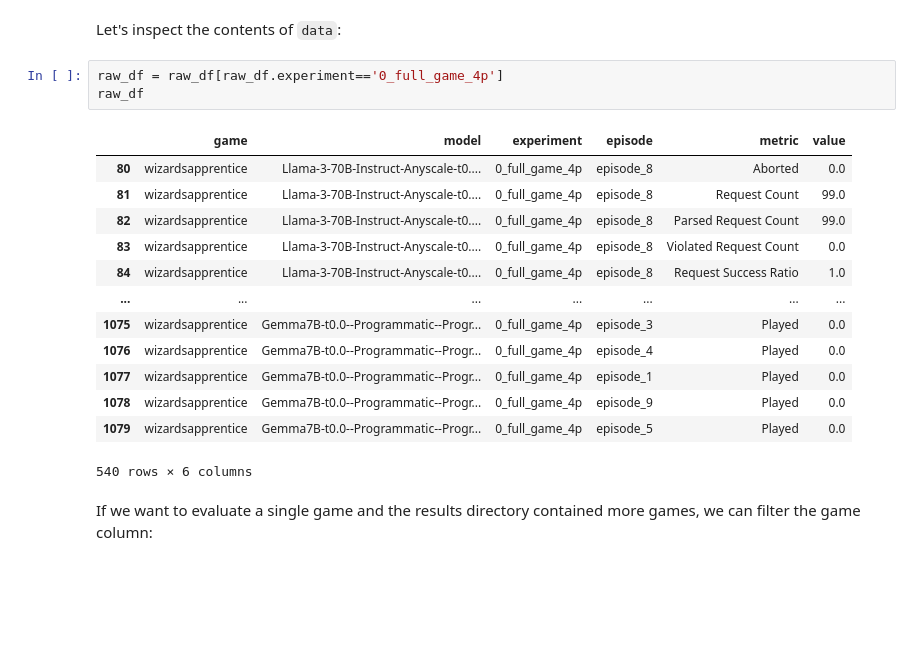
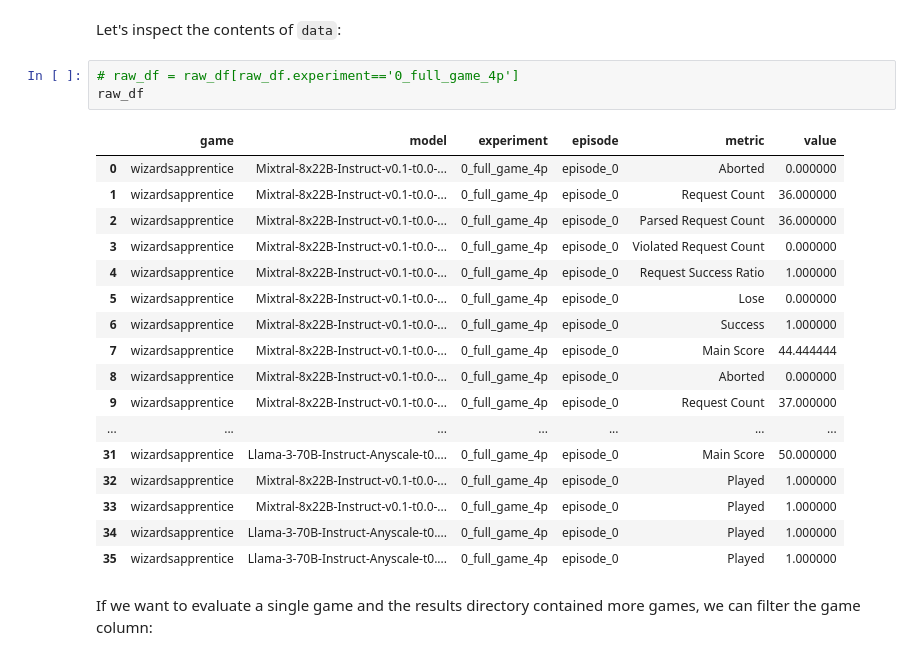
Before and after one commit to redspottedbittern/clembench, a Jupyter notebook: docs/howto_evaluate.ipynb, the cells around one changed output. Saved outputs shown, nothing was run; the diff lists cells and outputs as text; blank space fills up the shorter version.

````diff
--- a/docs/howto_evaluate.ipynb
+++ b/docs/howto_evaluate.ipynb
@@ -29,22 +29,26 @@ raw_df = pd.read_csv(RAW_PATH, index_col=0)
 # %% [markdown]
 Let's inspect the contents of ```data```:
 # %%
-raw_df = raw_df[raw_df.experiment=='0_full_game_4p']
+# raw_df = raw_df[raw_df.experiment=='0_full_game_4p']
 raw_df
 # %% [output]
 |  | game | model | experiment | episode | metric | value |
-| 80 | wizardsapprentice | Llama-3-70B-Instruct-Anyscale-t0.... | 0_full_game_4p | episode_8 | Aborted | 0.0 |
-| 81 | wizardsapprentice | Llama-3-70B-Instruct-Anyscale-t0.... | 0_full_game_4p | episode_8 | Request Count | 99.0 |
-| 82 | wizardsapprentice | Llama-3-70B-Instruct-Anyscale-t0.... | 0_full_game_4p | episode_8 | Parsed Request Count | 99.0 |
-| 83 | wizardsapprentice | Llama-3-70B-Instruct-Anyscale-t0.... | 0_full_game_4p | episode_8 | Violated Request Count | 0.0 |
-| 84 | wizardsapprentice | Llama-3-70B-Instruct-Anyscale-t0.... | 0_full_game_4p | episode_8 | Request Success Ratio | 1.0 |
+| 0 | wizardsapprentice | Mixtral-8x22B-Instruct-v0.1-t0.0-... | 0_full_game_4p | episode_0 | Aborted | 0.000000 |
+| 1 | wizardsapprentice | Mixtral-8x22B-Instruct-v0.1-t0.0-... | 0_full_game_4p | episode_0 | Request Count | 36.000000 |
+| 2 | wizardsapprentice | Mixtral-8x22B-Instruct-v0.1-t0.0-... | 0_full_game_4p | episode_0 | Parsed Request Count | 36.000000 |
+| 3 | wizardsapprentice | Mixtral-8x22B-Instruct-v0.1-t0.0-... | 0_full_game_4p | episode_0 | Violated Request Count | 0.000000 |
+| 4 | wizardsapprentice | Mixtral-8x22B-Instruct-v0.1-t0.0-... | 0_full_game_4p | episode_0 | Request Success Ratio | 1.000000 |
+| 5 | wizardsapprentice | Mixtral-8x22B-Instruct-v0.1-t0.0-... | 0_full_game_4p | episode_0 | Lose | 0.000000 |
+| 6 | wizardsapprentice | Mixtral-8x22B-Instruct-v0.1-t0.0-... | 0_full_game_4p | episode_0 | Success | 1.000000 |
+| 7 | wizardsapprentice | Mixtral-8x22B-Instruct-v0.1-t0.0-... | 0_full_game_4p | episode_0 | Main Score | 44.444444 |
+| 8 | wizardsapprentice | Mixtral-8x22B-Instruct-v0.1-t0.0-... | 0_full_game_4p | episode_0 | Aborted | 0.000000 |
+| 9 | wizardsapprentice | Mixtral-8x22B-Instruct-v0.1-t0.0-... | 0_full_game_4p | episode_0 | Request Count | 37.000000 |
 | ... | ... | ... | ... | ... | ... | ... |
-| 1075 | wizardsapprentice | Gemma7B-t0.0--Programmatic--Progr... | 0_full_game_4p | episode_3 | Played | 0.0 |
-| 1076 | wizardsapprentice | Gemma7B-t0.0--Programmatic--Progr... | 0_full_game_4p | episode_4 | Played | 0.0 |
-| 1077 | wizardsapprentice | Gemma7B-t0.0--Programmatic--Progr... | 0_full_game_4p | episode_1 | Played | 0.0 |
-| 1078 | wizardsapprentice | Gemma7B-t0.0--Programmatic--Progr... | 0_full_game_4p | episode_9 | Played | 0.0 |
-| 1079 | wizardsapprentice | Gemma7B-t0.0--Programmatic--Progr... | 0_full_game_4p | episode_5 | Played | 0.0 |
+| 31 | wizardsapprentice | Llama-3-70B-Instruct-Anyscale-t0.... | 0_full_game_4p | episode_0 | Main Score | 50.000000 |
+| 32 | wizardsapprentice | Mixtral-8x22B-Instruct-v0.1-t0.0-... | 0_full_game_4p | episode_0 | Played | 1.000000 |
+| 33 | wizardsapprentice | Mixtral-8x22B-Instruct-v0.1-t0.0-... | 0_full_game_4p | episode_0 | Played | 1.000000 |
+| 34 | wizardsapprentice | Llama-3-70B-Instruct-Anyscale-t0.... | 0_full_game_4p | episode_0 | Played | 1.000000 |
+| 35 | wizardsapprentice | Llama-3-70B-Instruct-Anyscale-t0.... | 0_full_game_4p | episode_0 | Played | 1.000000 |
-540 rows × 6 columns
 # %% [markdown]
 If we want to evaluate a single game and the results directory contained more games, we can filter the game column:
 # %%
````
Also changed, not shown: parts of 9 cells of this notebook, 3 other files.
